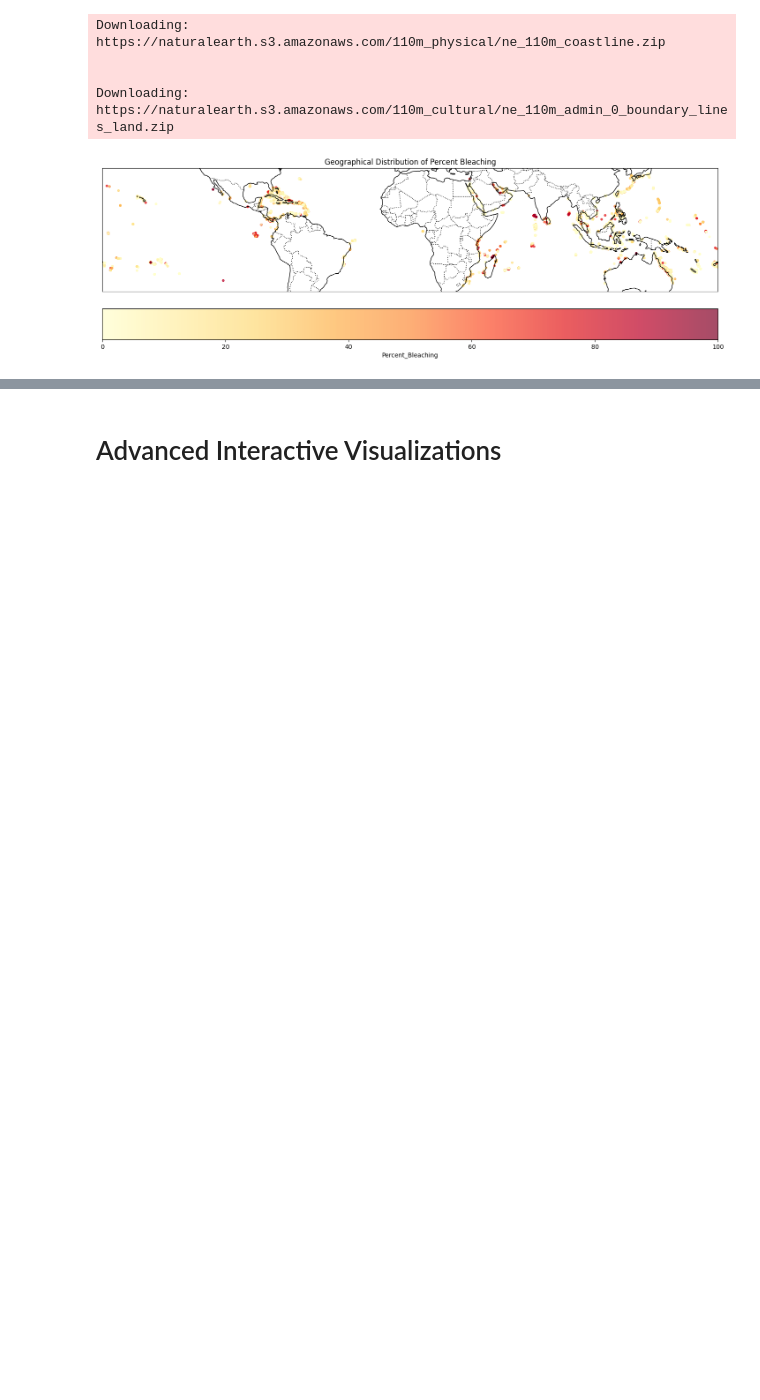
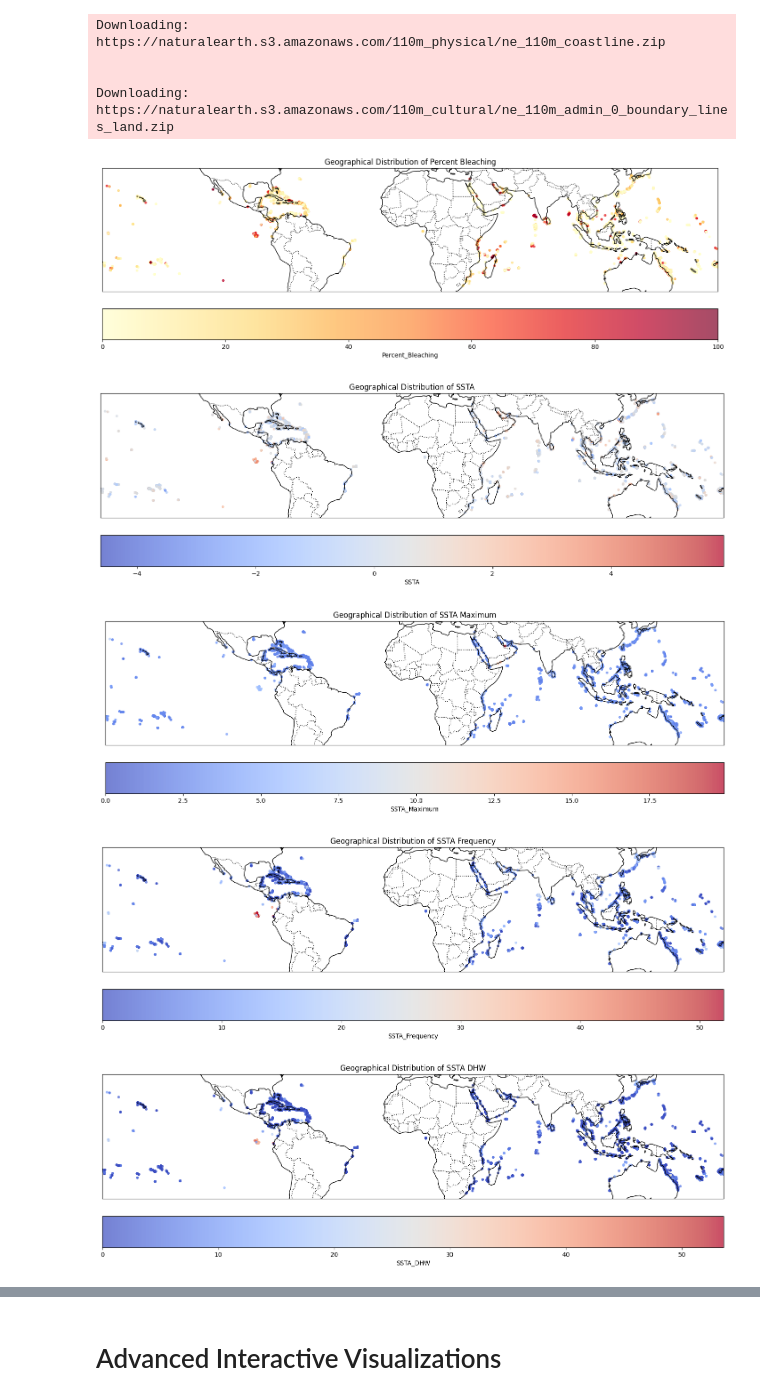
Before and after one commit to xlumzee/Temperature-and-Coral-Bleaching, a Jupyter notebook: notebooks/DataVisualizations.ipynb, the cells around one changed output, grey strips where cells are left out. Saved outputs shown, nothing was run; the diff lists cells and outputs as text; code cells hidden in the pictures; blank space fills up the shorter version.

Commit message:
cleaned data further

```diff
--- a/notebooks/DataVisualizations.ipynb
+++ b/notebooks/DataVisualizations.ipynb
@@ -485,3 +510,16 @@ Downloading: https://naturalearth.s3.amazonaws.com/110m_physical/ne_110m_coastli
 
 Downloading: https://naturalearth.s3.amazonaws.com/110m_cultural/ne_110m_admin_0_boundary_lines_land.zip
 [figure]
+# %%
+plot_cartopy_geographical(data_for_eda, 'SSTA', 'Geographical Distribution of SSTA', cmap='coolwarm')
+
+plot_cartopy_geographical(data_for_eda, 'SSTA_Maximum', 'Geographical Distribution of SSTA Maximum', cmap='coolwarm')
+
+plot_cartopy_geographical(data_for_eda, 'SSTA_Frequency', 'Geographical Distribution of SSTA Frequency', cmap='coolwarm')
+
+plot_cartopy_geographical(data_for_eda, 'SSTA_DHW', 'Geographical Distribution of SSTA DHW', cmap='coolwarm')
+# %% [output]
+[figure, added]
+[figure, added]
+[figure, added]
+[figure, added]
```
Also changed, not shown: parts of 4 cells of this notebook, 2 other files.
